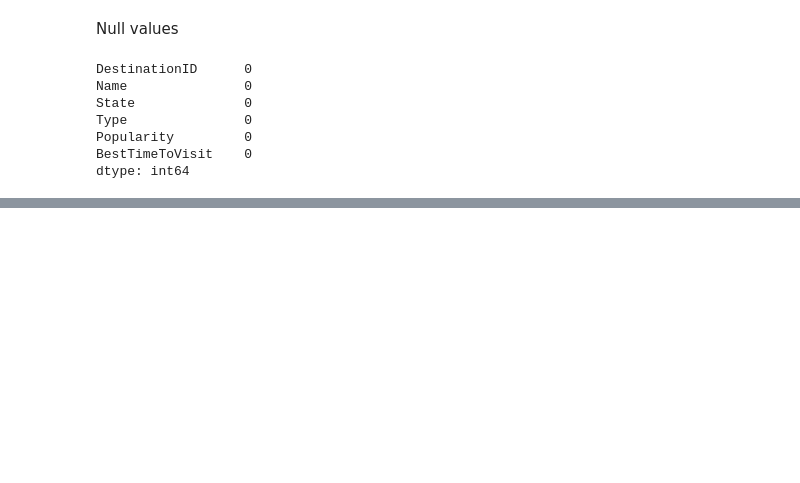
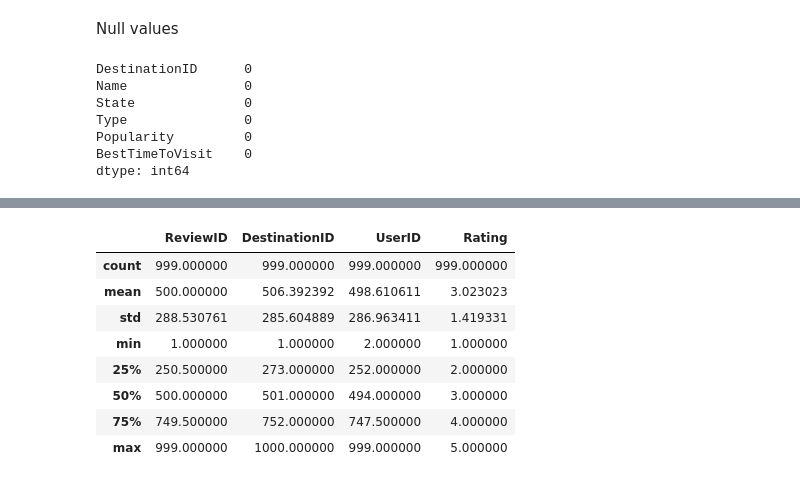
Before and after one commit to ErfanJoodi/EDA-on-Travel-dataset, a Jupyter notebook: EDA.ipynb, the cells around one changed output, grey strips where cells are left out. Drawn from its saved outputs; the diff is of its cells as text; code cells hidden in the pictures; blank space fills up the shorter version.

```diff
--- a/EDA.ipynb
+++ b/EDA.ipynb
@@ -132,0 +482,12 @@ dtype: int64
+# %%
+reviews.describe()
+# %% [output]
+|  | ReviewID | DestinationID | UserID | Rating |
+| count | 999.000000 | 999.000000 | 999.000000 | 999.000000 |
+| mean | 500.000000 | 506.392392 | 498.610611 | 3.023023 |
+| std | 288.530761 | 285.604889 | 286.963411 | 1.419331 |
+| min | 1.000000 | 1.000000 | 2.000000 | 1.000000 |
+| 25% | 250.500000 | 273.000000 | 252.000000 | 2.000000 |
+| 50% | 500.000000 | 501.000000 | 494.000000 | 3.000000 |
+| 75% | 749.500000 | 752.000000 | 747.500000 | 4.000000 |
+| max | 999.000000 | 1000.000000 | 999.000000 | 5.000000 |
```
Also changed, not shown: parts of 67 cells of this notebook.
